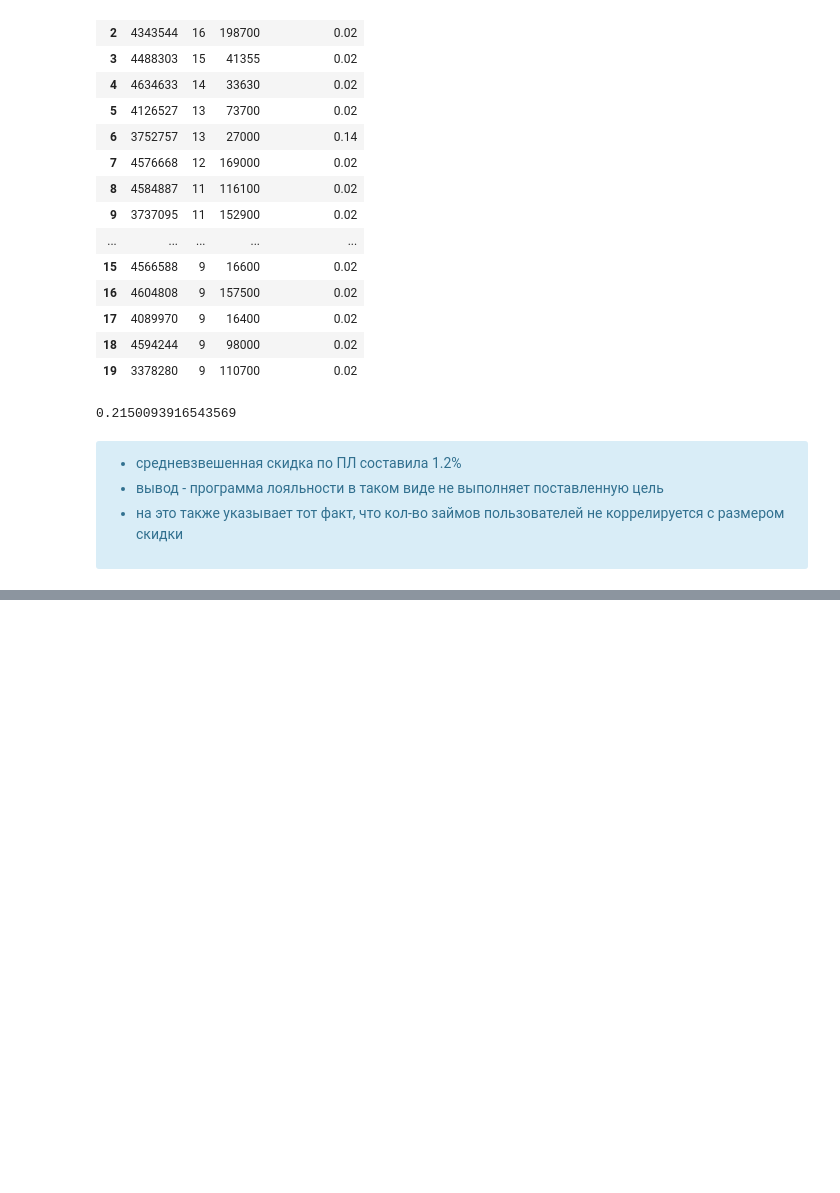
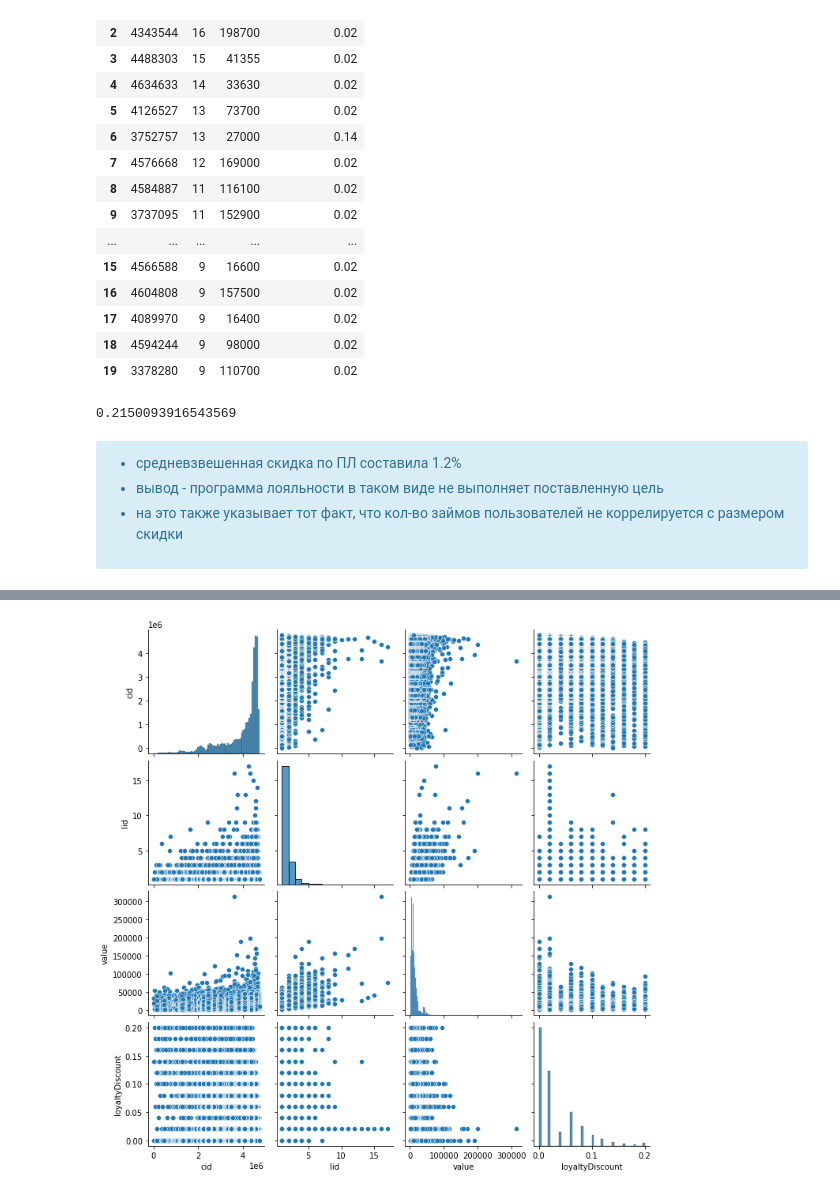
Before and after one commit to g0vn0c0d3r/da, a Jupyter notebook: LIME/loyalty_program.ipynb, the cells around one changed output, grey strips where cells are left out. Saved outputs shown, nothing was run; the diff lists cells and outputs as text; code cells hidden in the pictures; blank space fills up the shorter version.

```diff
--- a/LIME/loyalty_program.ipynb
+++ b/LIME/loyalty_program.ipynb
@@ -355,0 +370,4 @@ data.groupby(by='da')
+# %%
+sns.pairplot(loans_by_users);
+# %% [output]
+[figure, added]
```
Also changed, not shown: parts of 3 cells of this notebook, 2 other files.
